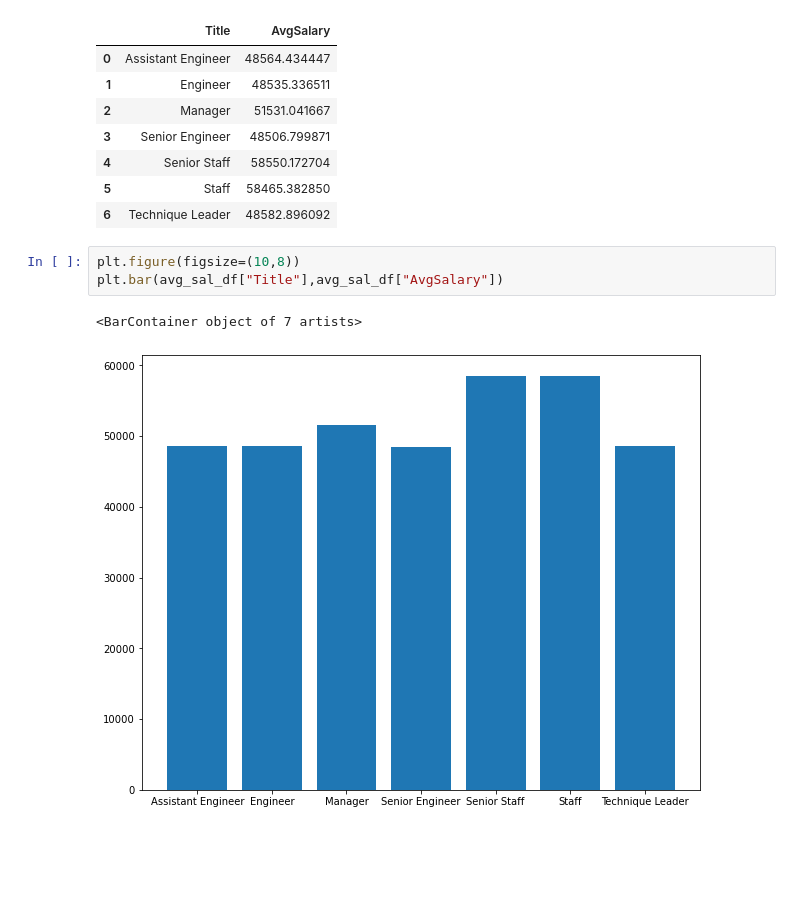
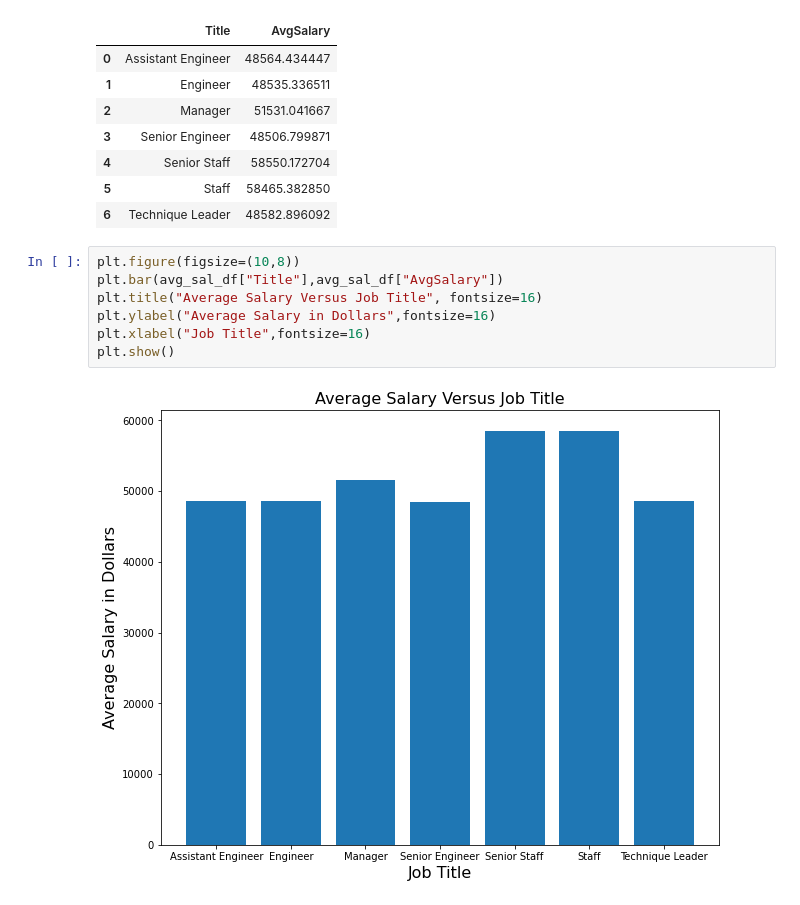
Before and after one commit to mregpala/sql-challenge, a Jupyter notebook: EmployeeSQL/EmployeeJobAnalysis.ipynb, the cells around one changed output. Saved outputs shown, nothing was run; the diff lists cells and outputs as text; blank space fills up the shorter version.

```diff
--- a/EmployeeSQL/EmployeeJobAnalysis.ipynb
+++ b/EmployeeSQL/EmployeeJobAnalysis.ipynb
@@ -110,6 +120,9 @@ avg_sal_df
 # %%
 plt.figure(figsize=(10,8))
 plt.bar(avg_sal_df["Title"],avg_sal_df["AvgSalary"])
+plt.title("Average Salary Versus Job Title", fontsize=16)
+plt.ylabel("Average Salary in Dollars",fontsize=16)
+plt.xlabel("Job Title",fontsize=16)
+plt.show()
 # %% [output]
-<BarContainer object of 7 artists>
-[figure, old version]
+[figure, new version]
```
Also changed, not shown: parts of 12 cells of this notebook, 1 other file.
